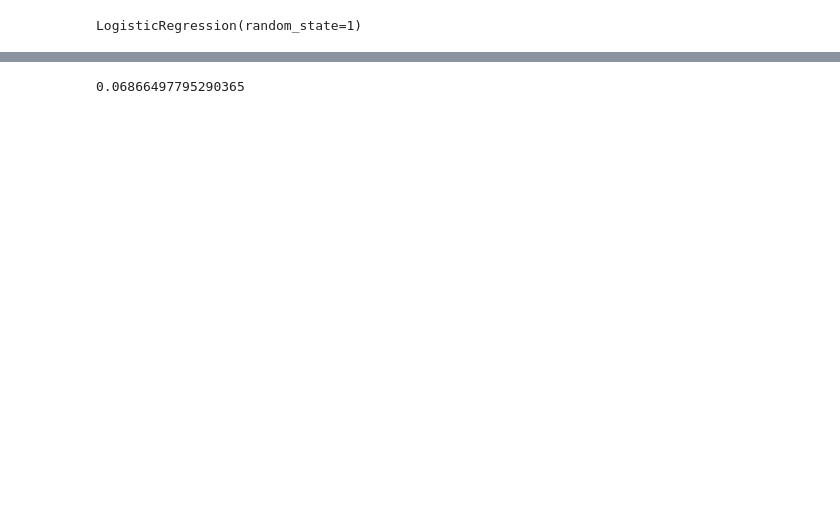
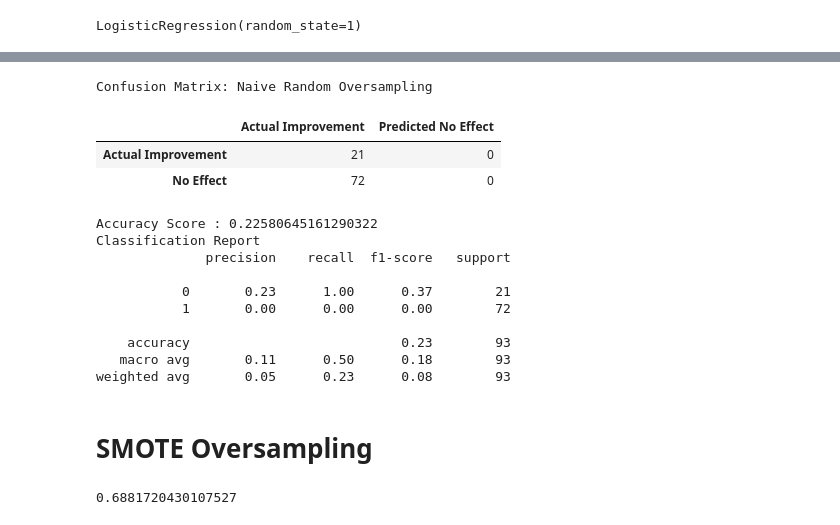
Before and after one commit to mbthompson14/final_project, a Jupyter notebook: linearregression_mental_health_music.ipynb, the cells around one changed output, grey strips where cells are left out. Saved outputs shown, nothing was run; the diff lists cells and outputs as text; code cells hidden in the pictures; blank space fills up the shorter version.

```diff
--- a/linearregression_mental_health_music.ipynb
+++ b/linearregression_mental_health_music.ipynb
@@ -173,3 +229,33 @@ ovr_bal_acc_score
+# %%
+cm3 = confusion_matrix(y_test, y_pred2)
+
+
+# Create a DataFrame from the confusion matrix.
+cm_df3 = pd.DataFrame(
+    cm3, index=["Actual Improvement", "No Effect"], columns=["Actual Improvement", "Predicted No Effect"])
+# %%
+print("Confusion Matrix: Naive Random Oversampling")
+display(cm_df3)
+print(f"Accuracy Score : {ovr_bal_acc_score}")
+print("Classification Report")
+print(classification_report(y_test, y_pred2))
+# %% [output]
+Confusion Matrix: Naive Random Oversampling
+|  | Actual Improvement | Predicted No Effect |
+| Actual Improvement | 21 | 0 |
+| No Effect | 72 | 0 |
+Accuracy Score : 0.22580645161290322
+Classification Report
+              precision    recall  f1-score   support
+
+           0       0.23      1.00      0.37        21
+           1       0.00      0.00      0.00        72
+
+    accuracy                           0.23        93
+   macro avg       0.11      0.50      0.18        93
+weighted avg       0.05      0.23      0.08        93
+# %% [markdown]
+# SMOTE Oversampling
 # %%
 # Resample the training data with SMOTE
 from imblearn.over_sampling import SMOTE
@@ -184,8 +270,7 @@ y_pred_sm = model.predict(X_test)
 # %%
 # Calculated the balanced accuracy score
-from sklearn.metrics import balanced_accuracy_score
 
-acc_score2 = balanced_accuracy_score(y_test, y_pred_sm)
-acc_score2
+acc_score3 = accuracy_score(y_test, y_pred_sm)
+acc_score3
 # %% [output]
-0.06866497795290365
+0.6881720430107527
```
Also changed, not shown: parts of 43 cells of this notebook.
